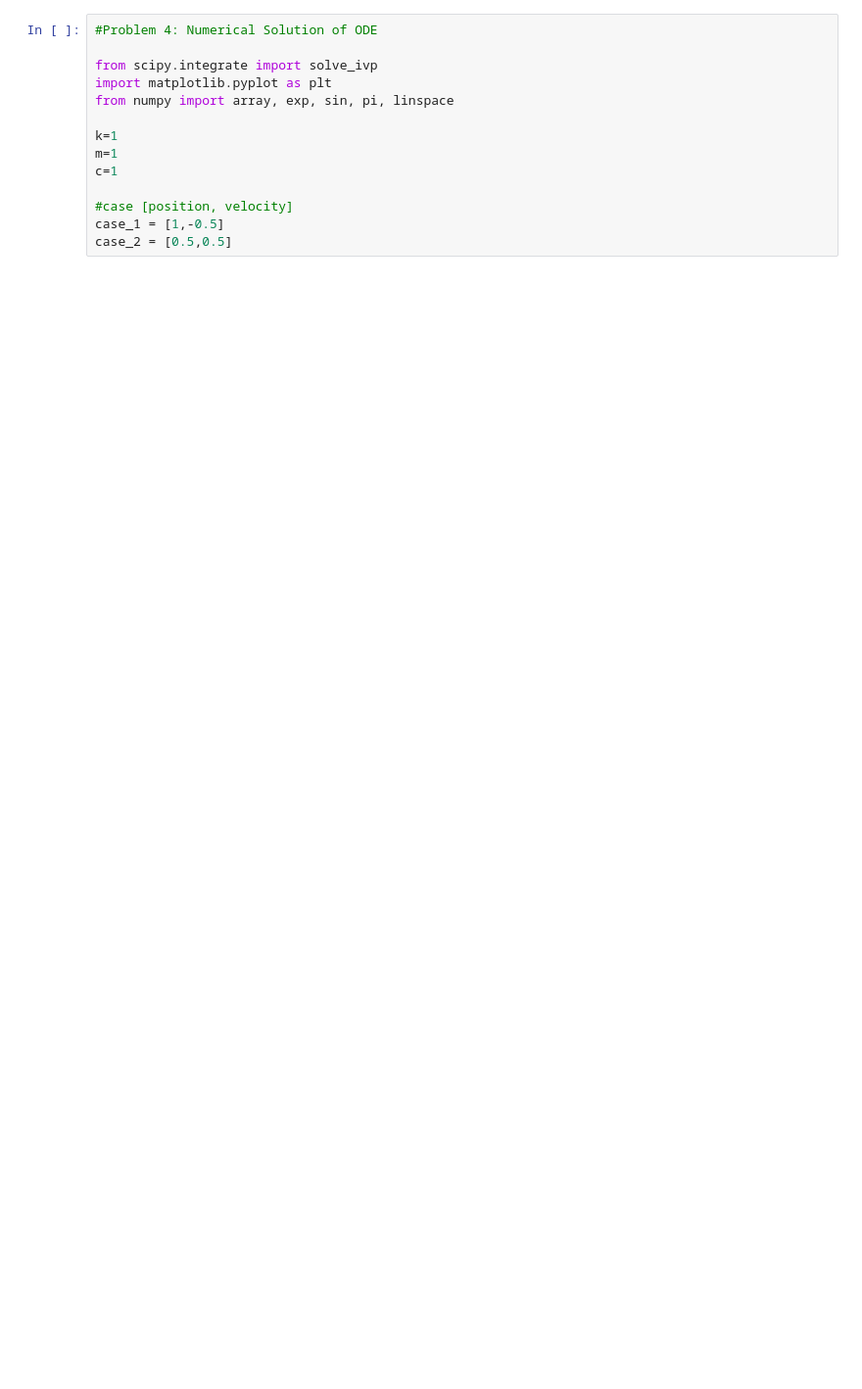
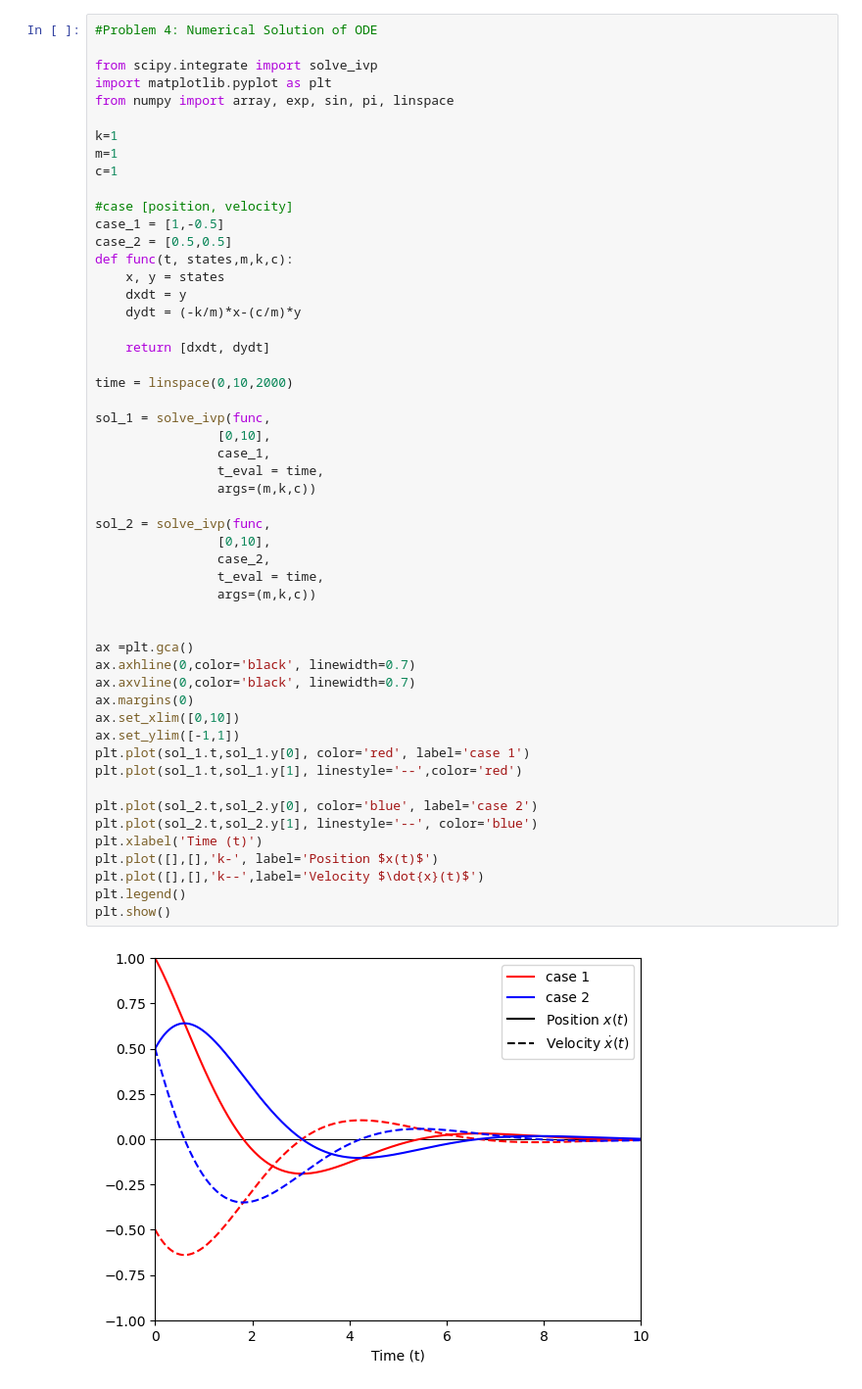
Before and after one commit to kmarulab/nonlinear-dynamics-chaos, a Jupyter notebook: psets/pset1/HW1.ipynb, the cells around one changed output. Shown at 98% size. Drawn from its saved outputs; the diff is of its cells as text; blank space fills up the shorter version.

```diff
--- a/psets/pset1/HW1.ipynb
+++ b/psets/pset1/HW1.ipynb
@@ -61,14 +62,54 @@ plt.show()
 # %%
 #Problem 4: Numerical Solution of ODE
 
 from scipy.integrate import solve_ivp
 import matplotlib.pyplot as plt
 from numpy import array, exp, sin, pi, linspace
 
 k=1
 m=1
 c=1
 
 #case [position, velocity]
 case_1 = [1,-0.5]
 case_2 = [0.5,0.5]
+def func(t, states,m,k,c):
+    x, y = states
+    dxdt = y
+    dydt = (-k/m)*x-(c/m)*y
+
+    return [dxdt, dydt]
+
+time = linspace(0,10,2000)
+
+sol_1 = solve_ivp(func,
+                [0,10],
+                case_1,
+                t_eval = time,
+                args=(m,k,c))
+
+sol_2 = solve_ivp(func,
+                [0,10],
+                case_2,
+                t_eval = time,
+                args=(m,k,c))
+
+
+ax =plt.gca()
+ax.axhline(0,color='black', linewidth=0.7)
+ax.axvline(0,color='black', linewidth=0.7)
+ax.margins(0)
+ax.set_xlim([0,10])
+ax.set_ylim([-1,1])
+plt.plot(sol_1.t,sol_1.y[0], color='red', label='case 1')
+plt.plot(sol_1.t,sol_1.y[1], linestyle='--',color='red')
+
+plt.plot(sol_2.t,sol_2.y[0], color='blue', label='case 2')
+plt.plot(sol_2.t,sol_2.y[1], linestyle='--', color='blue')
+plt.xlabel('Time (t)')
+plt.plot([],[],'k-', label='Position $x(t)$')
+plt.plot([],[],'k--',label='Velocity $\dot{x}(t)$')
+plt.legend()
+plt.show()
+# %% [output]
+[figure, added]
```
Also changed, not shown: parts of 1 cell of this notebook.
